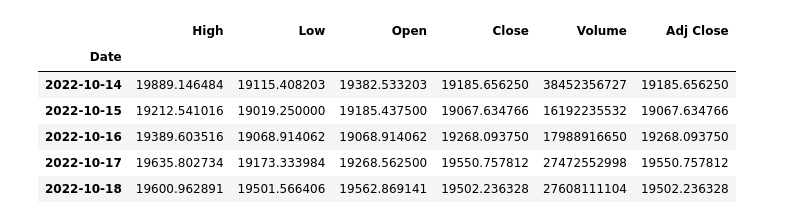
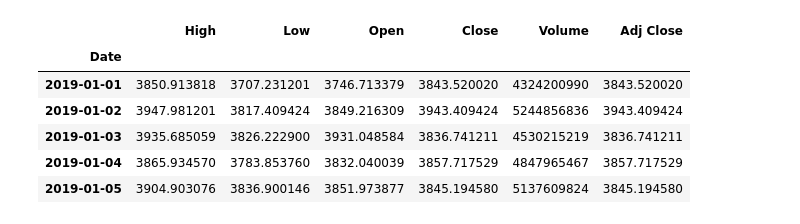
Before and after one commit to jpqt/Financial-Machine-Learning, a Jupyter notebook: crypto_prediction_ML.ipynb, the cells around one changed output. Cells and saved outputs as stored; diff of their text form; code cells hidden in the pictures.

```diff
--- a/crypto_prediction_ML.ipynb
+++ b/crypto_prediction_ML.ipynb
@@ -10,20 +10,21 @@ from tensorflow.keras.models import Sequential
 # %%
 cryto = 'BTC'
 currency= 'USD'
 
-start = dt.datetime(2020,1,1) #(2019,1,1)
-end= dt.datetime.now() #(2021,1,1)
+start = dt.datetime(2019,1,1)
+end= dt.datetime(2021,1,1)
 
 data= web.DataReader(f'{cryto}-{currency}', 'yahoo', start, end)
 data.tail()
+data.head()
 # %% [output]
 |  | High | Low | Open | Close | Volume | Adj Close |
 | Date |  |  |  |  |  |  |
-| 2022-10-14 | 19889.146484 | 19115.408203 | 19382.533203 | 19185.656250 | 38452356727 | 19185.656250 |
-| 2022-10-15 | 19212.541016 | 19019.250000 | 19185.437500 | 19067.634766 | 16192235532 | 19067.634766 |
-| 2022-10-16 | 19389.603516 | 19068.914062 | 19068.914062 | 19268.093750 | 17988916650 | 19268.093750 |
-| 2022-10-17 | 19635.802734 | 19173.333984 | 19268.562500 | 19550.757812 | 27472552998 | 19550.757812 |
-| 2022-10-18 | 19600.962891 | 19501.566406 | 19562.869141 | 19502.236328 | 27608111104 | 19502.236328 |
+| 2019-01-01 | 3850.913818 | 3707.231201 | 3746.713379 | 3843.520020 | 4324200990 | 3843.520020 |
+| 2019-01-02 | 3947.981201 | 3817.409424 | 3849.216309 | 3943.409424 | 5244856836 | 3943.409424 |
+| 2019-01-03 | 3935.685059 | 3826.222900 | 3931.048584 | 3836.741211 | 4530215219 | 3836.741211 |
+| 2019-01-04 | 3865.934570 | 3783.853760 | 3832.040039 | 3857.717529 | 4847965467 | 3857.717529 |
+| 2019-01-05 | 3904.903076 | 3836.900146 | 3851.973877 | 3845.194580 | 5137609824 | 3845.194580 |
 # %%
 #Prep Data
 scaler = MinMaxScaler(feature_range=(0,1))
```
Also changed, not shown: parts of 5 cells of this notebook.
